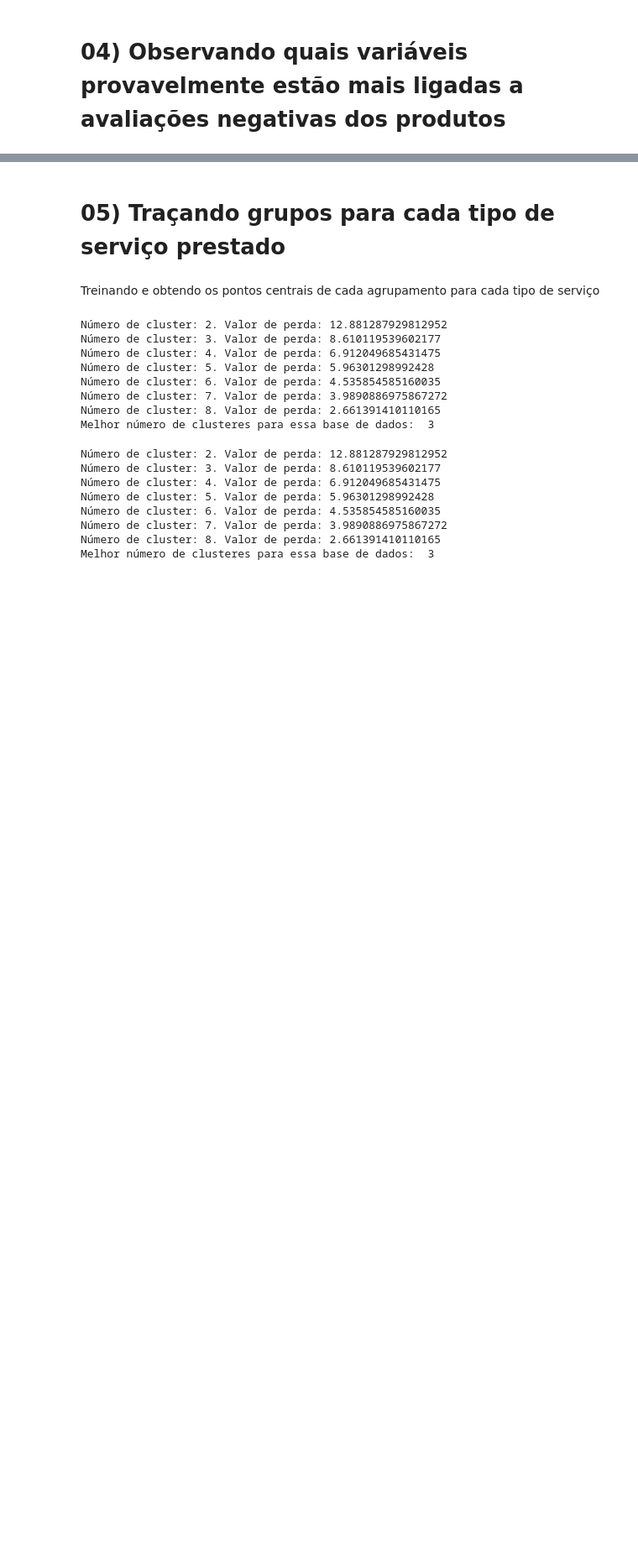
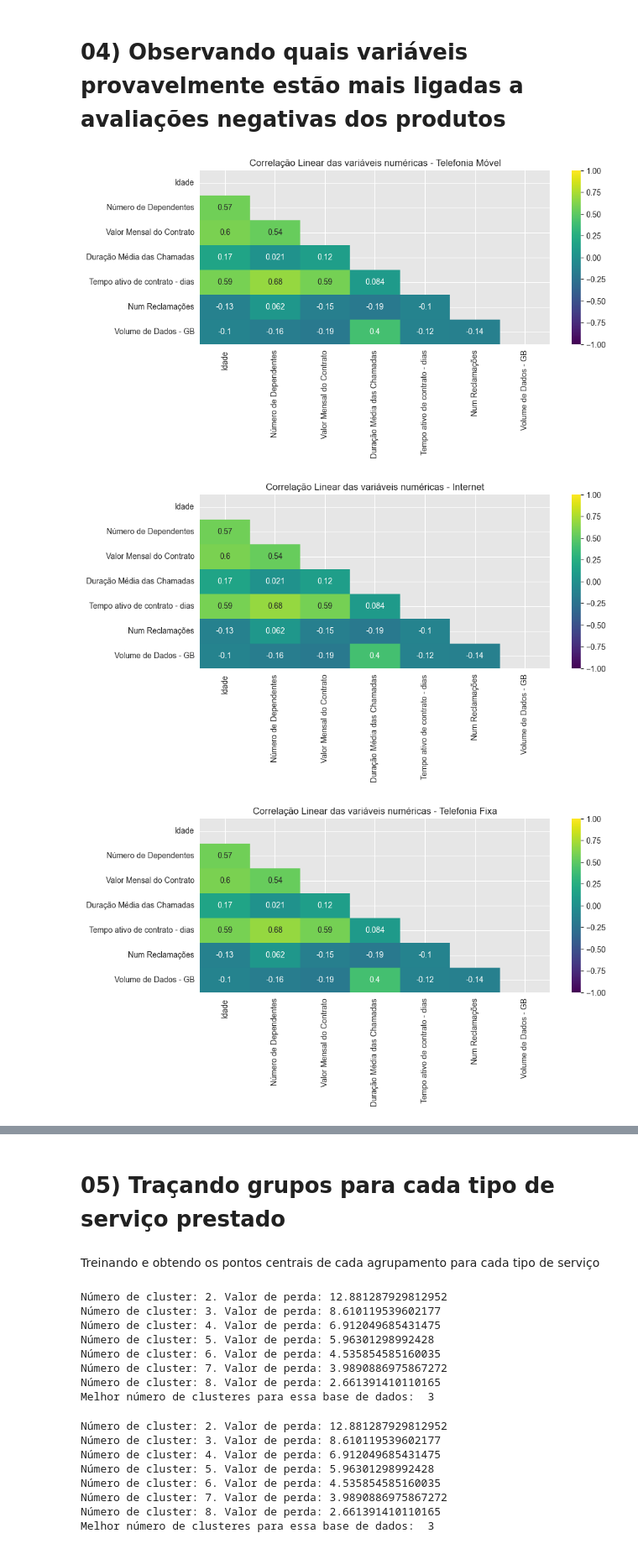
Before and after one commit to gustavocunhaa/desafio-churn-telecom, a Jupyter notebook: churn.ipynb, the cells around one changed output, grey strips where cells are left out. Shown at 84% size. Drawn from its saved outputs; the diff is of its cells as text; code cells hidden in the pictures; blank space fills up the shorter version.

```diff
--- a/churn.ipynb
+++ b/churn.ipynb
@@ -142,14 +163,22 @@ def plot_histograma(variavel_x, titulo, nome_figura):
 # %% [markdown]
 # 04) Observando quais variáveis provavelmente estão mais ligadas a avaliações negativas dos produtos
 # %%
-# Visualizando a correlação linear (Pearson) das variáveis numéricas
+# Visualizando a correlação linear (Pearson) das variáveis numéricas para cada um dos tipos de serviço
 
-matriz_correlacao = df.select_dtypes(['int', 'float']).corr()
-mask = np.triu(matriz_correlacao)
+lista_servicos = df['Tipo de Serviço'].unique()
 
-plt.figure(figsize=(10,4))
-sns.heatmap(matriz_correlacao, vmin = -1, vmax = +1, annot = True, cmap = 'viridis', mask = mask)
-plt.title("Correlação Linear das variáveis numéricas")
+for servico in lista_servicos:
+    df_filtrado = df[df['Tipo de Serviço'] == servico]
+    matriz_correlacao = df.select_dtypes(['int', 'float']).corr()
+    mask = np.triu(matriz_correlacao)
 
-plt.savefig(os.path.join(docFolder, 'correlacao_pearson.png'))
-plt.show()
+    plt.figure(figsize=(10,4))
+    sns.heatmap(matriz_correlacao, vmin = -1, vmax = +1, annot = True, cmap = 'viridis', mask = mask)
+    plt.title(f"Correlação Linear das variáveis numéricas - {servico}")
+
+    plt.savefig(os.path.join(docFolder, f'correlacao_pearson_{servico}.png'))
+    plt.show()
+# %% [output]
+[figure, added]
+[figure, added]
+[figure, added]
```
Also changed, not shown: parts of 11 cells of this notebook, 8 other files.
